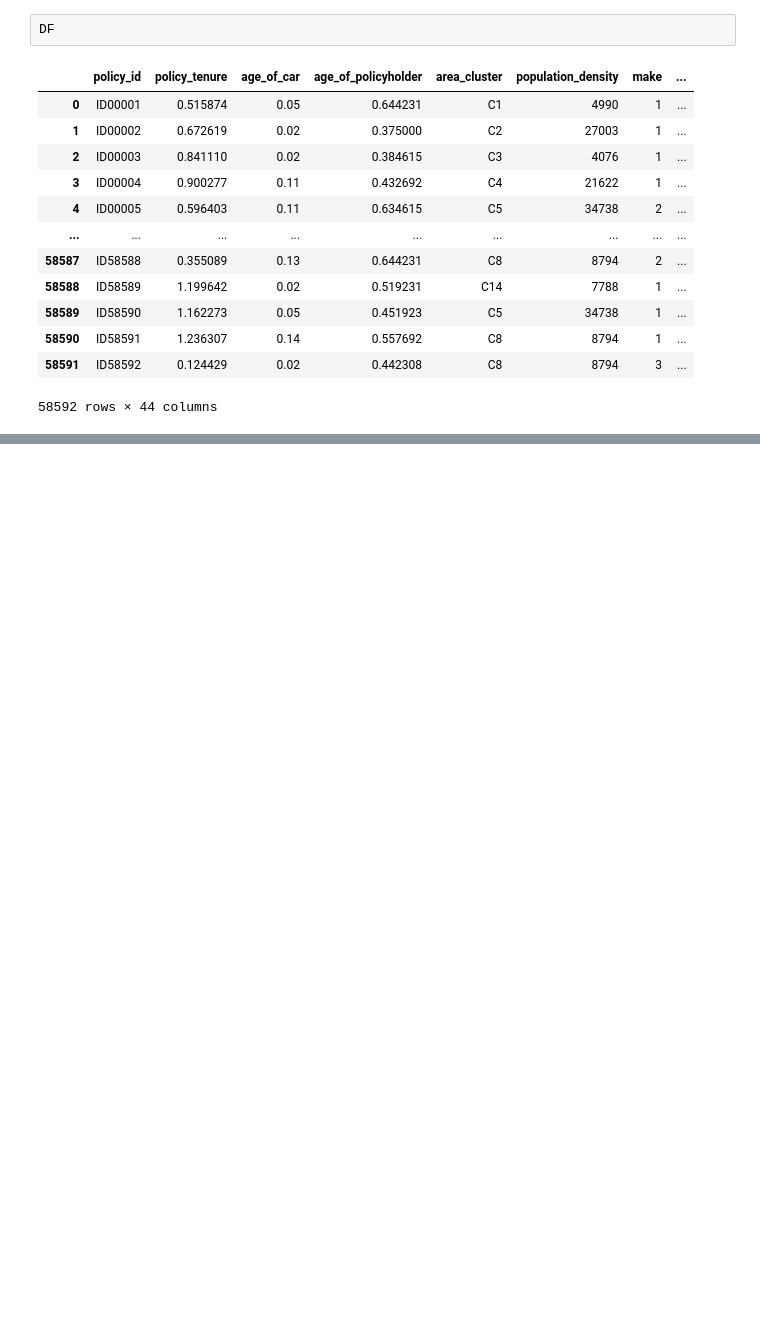
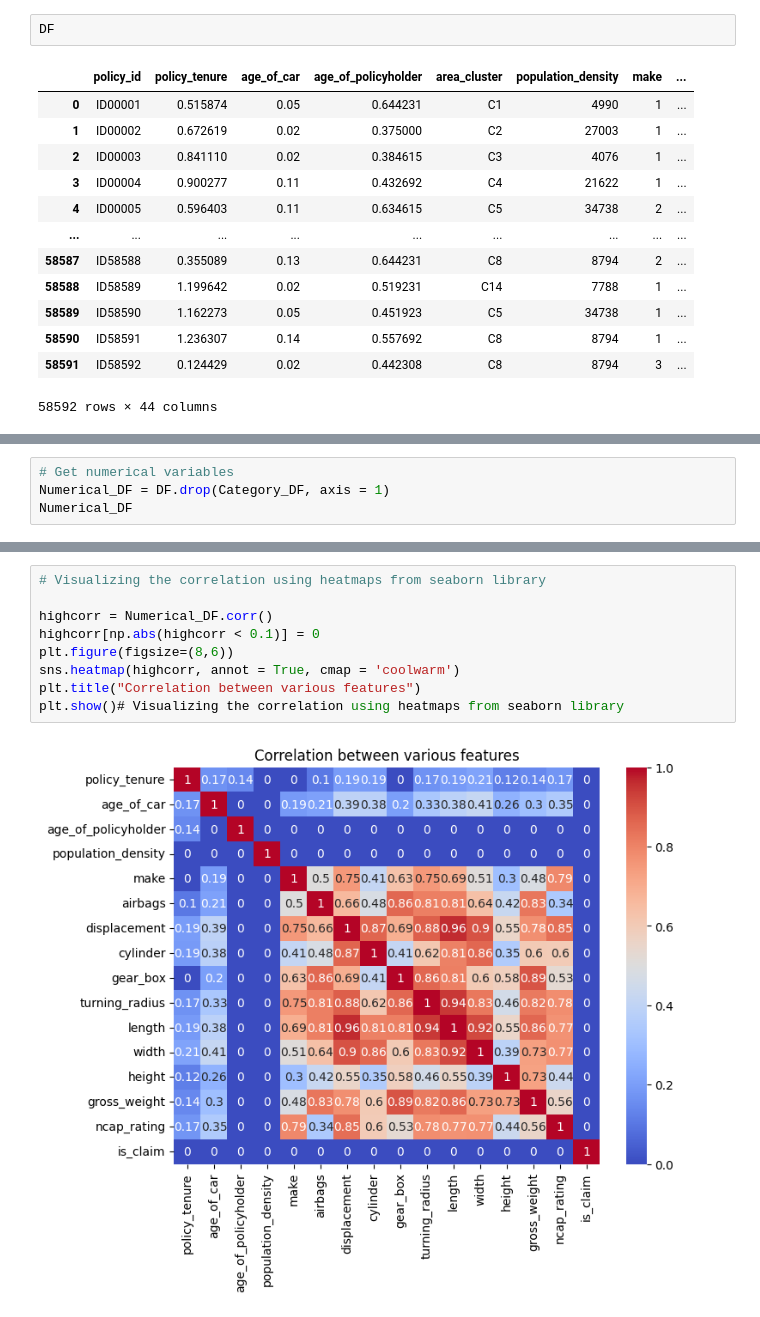
Before and after one commit to AI-13/Car-Insurance-Claim-Prediction, a Jupyter notebook: Car Insurance Claim Modelling 1.ipynb, the cells around one changed output, grey strips where cells are left out. Saved outputs shown, nothing was run; the diff lists cells and outputs as text; blank space fills up the shorter version.

```diff
--- a/Car Insurance Claim Modelling 1.ipynb
+++ b/Car Insurance Claim Modelling 1.ipynb
@@ -38,0 +133,4 @@ DF
+# %%
+# Get numerical variables
+Numerical_DF = DF.drop(Category_DF, axis = 1)
+Numerical_DF
@@ -38,0 +228,11 @@ DF
+# %%
+# Visualizing the correlation using heatmaps from seaborn library
+
+highcorr = Numerical_DF.corr()
+highcorr[np.abs(highcorr < 0.1)] = 0
+plt.figure(figsize=(8,6))
+sns.heatmap(highcorr, annot = True, cmap = 'coolwarm')
+plt.title("Correlation between various features")
+plt.show()# Visualizing the correlation using heatmaps from seaborn library
+# %% [output]
+[figure, added]
```
Also changed, not shown: parts of 13 cells of this notebook, 1 other file.
